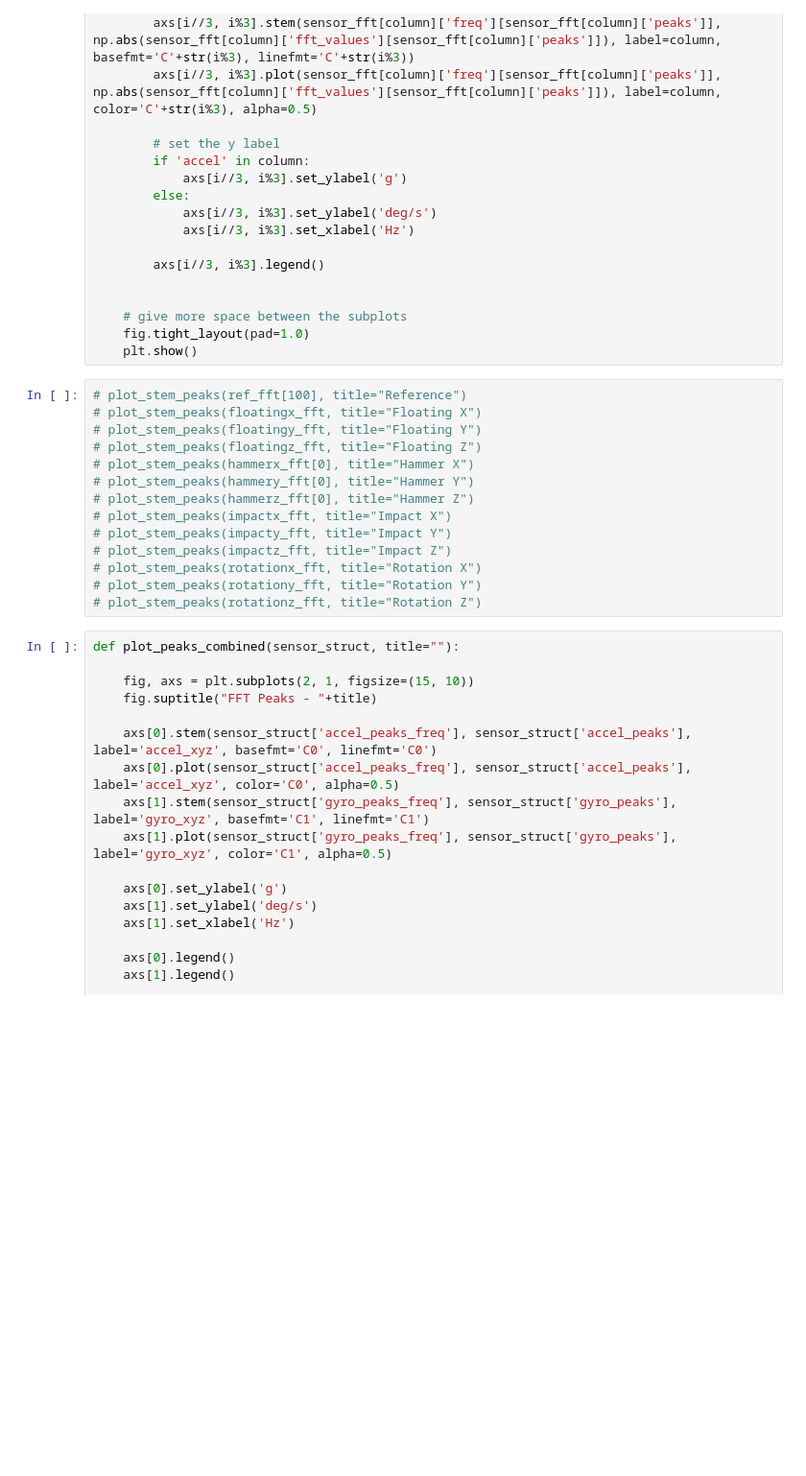
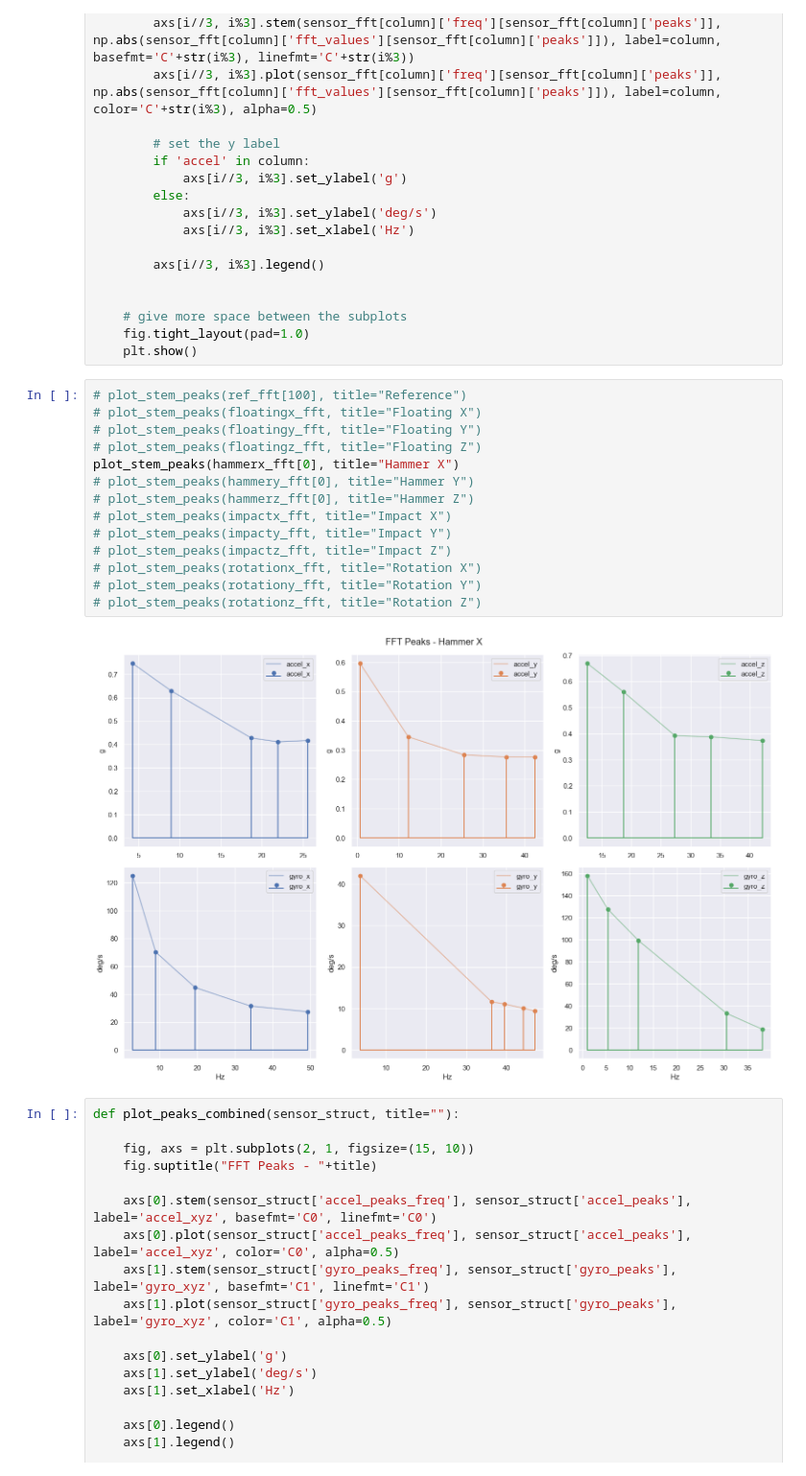
Before and after one commit to PeriniM/SmartApple-Thesis, a Jupyter notebook: data-analysis/dynamic_time_warping.ipynb, the cells around one changed output. Shown at 96% size. Drawn from its saved outputs; the diff is of its cells as text; blank space fills up the shorter version.

```diff
--- a/data-analysis/dynamic_time_warping.ipynb
+++ b/data-analysis/dynamic_time_warping.ipynb
@@ -320,17 +323,19 @@ def plot_stem_peaks(sensor_fft, title=""):
 # %%
 # plot_stem_peaks(ref_fft[100], title="Reference")
 # plot_stem_peaks(floatingx_fft, title="Floating X")
 # plot_stem_peaks(floatingy_fft, title="Floating Y")
 # plot_stem_peaks(floatingz_fft, title="Floating Z")
-# plot_stem_peaks(hammerx_fft[0], title="Hammer X")
+plot_stem_peaks(hammerx_fft[0], title="Hammer X")
 # plot_stem_peaks(hammery_fft[0], title="Hammer Y")
 # plot_stem_peaks(hammerz_fft[0], title="Hammer Z")
 # plot_stem_peaks(impactx_fft, title="Impact X")
 # plot_stem_peaks(impacty_fft, title="Impact Y")
 # plot_stem_peaks(impactz_fft, title="Impact Z")
 # plot_stem_peaks(rotationx_fft, title="Rotation X")
 # plot_stem_peaks(rotationy_fft, title="Rotation Y")
 # plot_stem_peaks(rotationz_fft, title="Rotation Z")
+# %% [output]
+[figure, added]
 # %%
 def plot_peaks_combined(sensor_struct, title=""):
 
```
Also changed, not shown: parts of 8 cells of this notebook.
